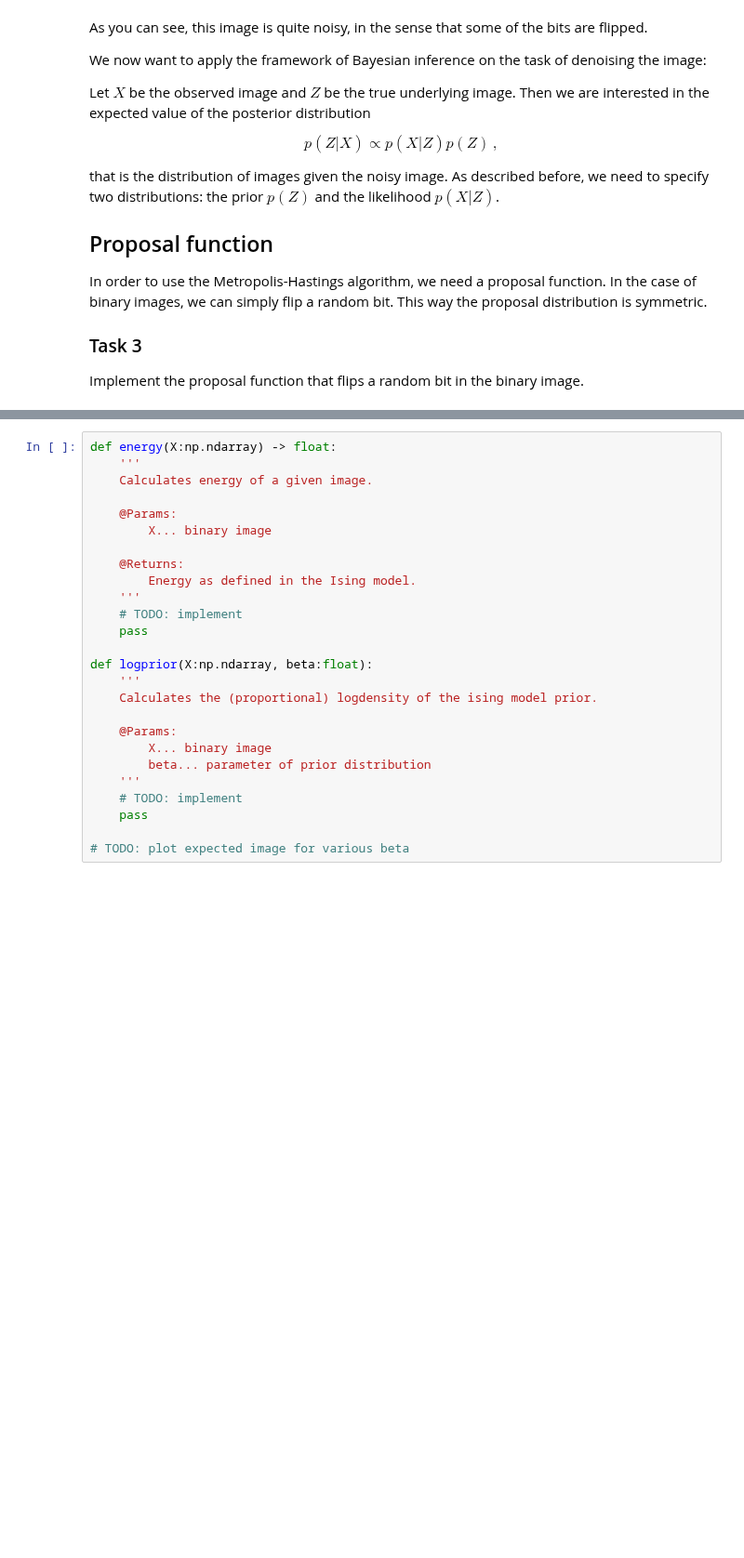
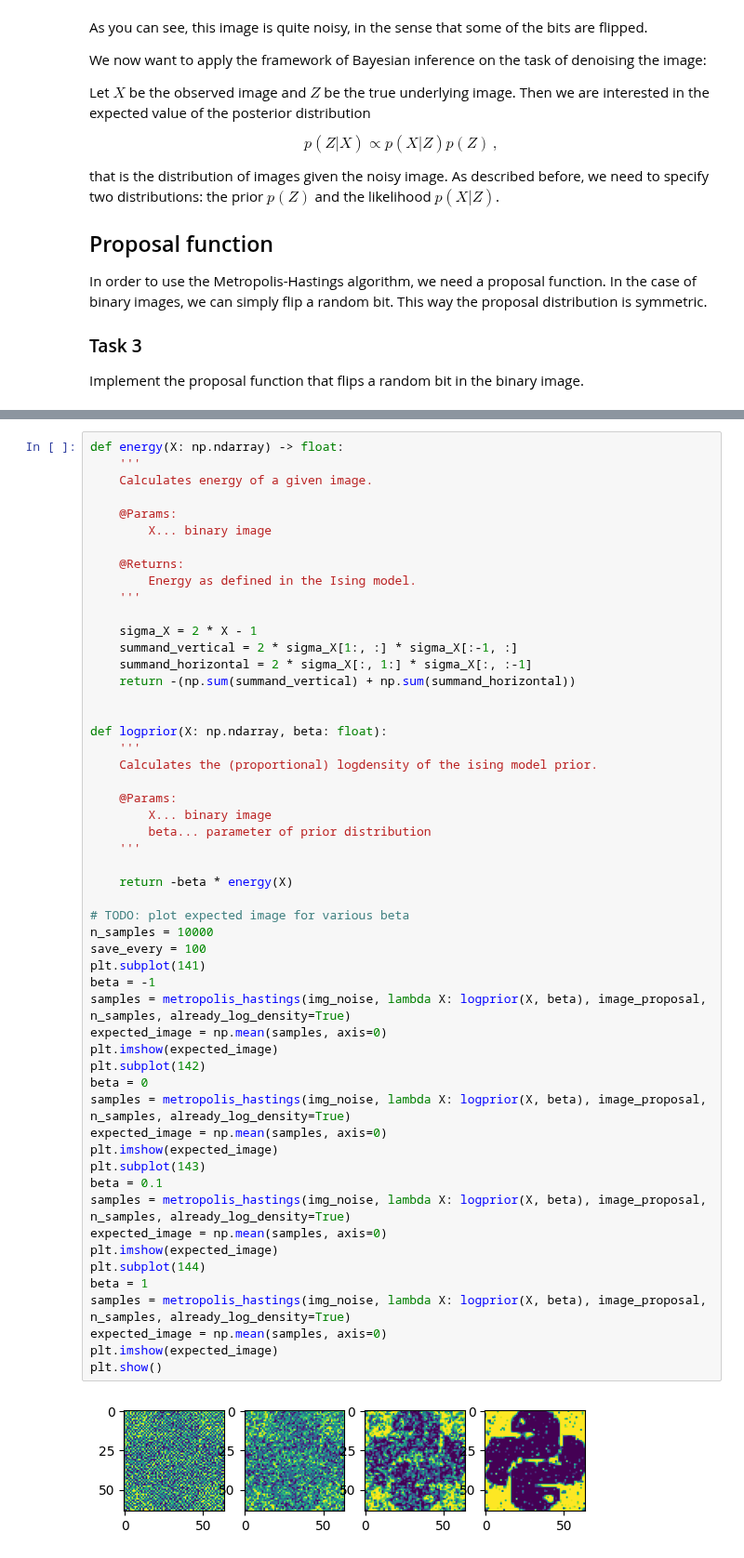
Before and after one commit to eichelb4rt/GM-LAB, a Jupyter notebook: exercise10/exercise10.ipynb, the cells around one changed output, grey strips where cells are left out. Shown at 93% size. Drawn from its saved outputs; the diff is of its cells as text; blank space fills up the shorter version.

```diff
--- a/exercise10/exercise10.ipynb
+++ b/exercise10/exercise10.ipynb
@@ -234,31 +285,60 @@ Implement the prior density function for the Ising model.
 
 Use the Metropolis-Hastings algorithm to sample from the prior distribution and display an estimate for the expected value of the prior $\mathbb{E}_{p_{\beta}}(X)$ for various $\beta$.
 # %%
-def energy(X:np.ndarray) -> float:
+def energy(X: np.ndarray) -> float:
     '''
     Calculates energy of a given image.
 
     @Params:
         X... binary image
 
     @Returns:
         Energy as defined in the Ising model.
     '''
-    # TODO: implement
-    pass
 
-def logprior(X:np.ndarray, beta:float):
+    sigma_X = 2 * X - 1
+    summand_vertical = 2 * sigma_X[1:, :] * sigma_X[:-1, :]
+    summand_horizontal = 2 * sigma_X[:, 1:] * sigma_X[:, :-1]
+    return -(np.sum(summand_vertical) + np.sum(summand_horizontal))
+
+
+def logprior(X: np.ndarray, beta: float):
     '''
     Calculates the (proportional) logdensity of the ising model prior.
 
     @Params:
         X... binary image
         beta... parameter of prior distribution
     '''
-    # TODO: implement
-    pass
+
+    return -beta * energy(X)
 
 # TODO: plot expected image for various beta
+n_samples = 10000
+save_every = 100
+plt.subplot(141)
+beta = -1
+samples = metropolis_hastings(img_noise, lambda X: logprior(X, beta), image_proposal, n_samples, already_log_density=True)
+expected_image = np.mean(samples, axis=0)
+plt.imshow(expected_image)
+plt.subplot(142)
+beta = 0
+samples = metropolis_hastings(img_noise, lambda X: logprior(X, beta), image_proposal, n_samples, already_log_density=True)
+expected_image = np.mean(samples, axis=0)
+plt.imshow(expected_image)
+plt.subplot(143)
+beta = 0.1
+samples = metropolis_hastings(img_noise, lambda X: logprior(X, beta), image_proposal, n_samples, already_log_density=True)
+expected_image = np.mean(samples, axis=0)
+plt.imshow(expected_image)
+plt.subplot(144)
+beta = 1
+samples = metropolis_hastings(img_noise, lambda X: logprior(X, beta), image_proposal, n_samples, already_log_density=True)
+expected_image = np.mean(samples, axis=0)
+plt.imshow(expected_image)
+plt.show()
+# %% [output]
+[figure, added]
 # %% [markdown]
 ## Likelihood
 
```
Also changed, not shown: parts of 7 cells of this notebook.
